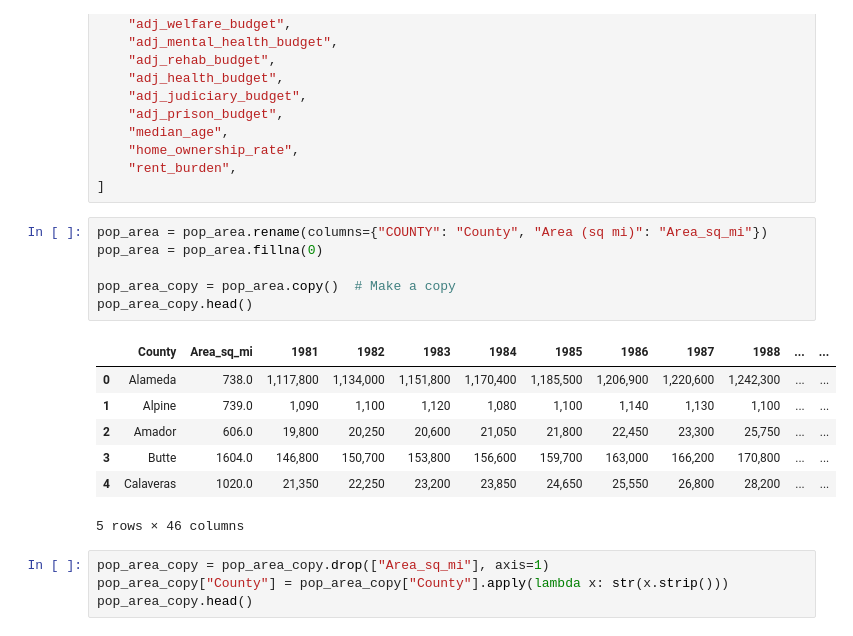
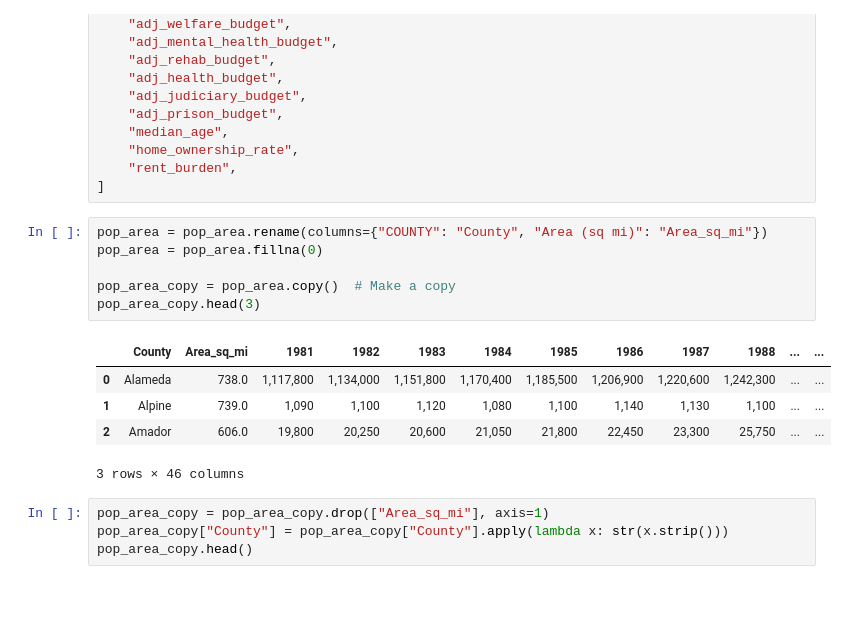
Before and after one commit to git-loa/CrimePatternsProject, a Jupyter notebook: data-exploration/data_engineering.ipynb, the cells around one changed output. Drawn from its saved outputs; the diff is of its cells as text; blank space fills up the shorter version.

```diff
--- a/data-exploration/data_engineering.ipynb
+++ b/data-exploration/data_engineering.ipynb
@@ -173,17 +171,15 @@ list_of_cols = [
 # %%
 pop_area = pop_area.rename(columns={"COUNTY": "County", "Area (sq mi)": "Area_sq_mi"})
 pop_area = pop_area.fillna(0)
 
 pop_area_copy = pop_area.copy()  # Make a copy
-pop_area_copy.head()
+pop_area_copy.head(3)
 # %% [output]
 |  | County | Area_sq_mi | 1981 | 1982 | 1983 | 1984 | 1985 | 1986 | 1987 | 1988 | ... | ... |
 | 0 | Alameda | 738.0 | 1,117,800 | 1,134,000 | 1,151,800 | 1,170,400 | 1,185,500 | 1,206,900 | 1,220,600 | 1,242,300 | ... | ... |
 | 1 | Alpine | 739.0 | 1,090 | 1,100 | 1,120 | 1,080 | 1,100 | 1,140 | 1,130 | 1,100 | ... | ... |
 | 2 | Amador | 606.0 | 19,800 | 20,250 | 20,600 | 21,050 | 21,800 | 22,450 | 23,300 | 25,750 | ... | ... |
-| 3 | Butte | 1604.0 | 146,800 | 150,700 | 153,800 | 156,600 | 159,700 | 163,000 | 166,200 | 170,800 | ... | ... |
-| 4 | Calaveras | 1020.0 | 21,350 | 22,250 | 23,200 | 23,850 | 24,650 | 25,550 | 26,800 | 28,200 | ... | ... |
-5 rows × 46 columns
+3 rows × 46 columns
 # %%
 pop_area_copy = pop_area_copy.drop(["Area_sq_mi"], axis=1)
 pop_area_copy["County"] = pop_area_copy["County"].apply(lambda x: str(x.strip()))
```
Also changed, not shown: parts of 34 cells of this notebook.
